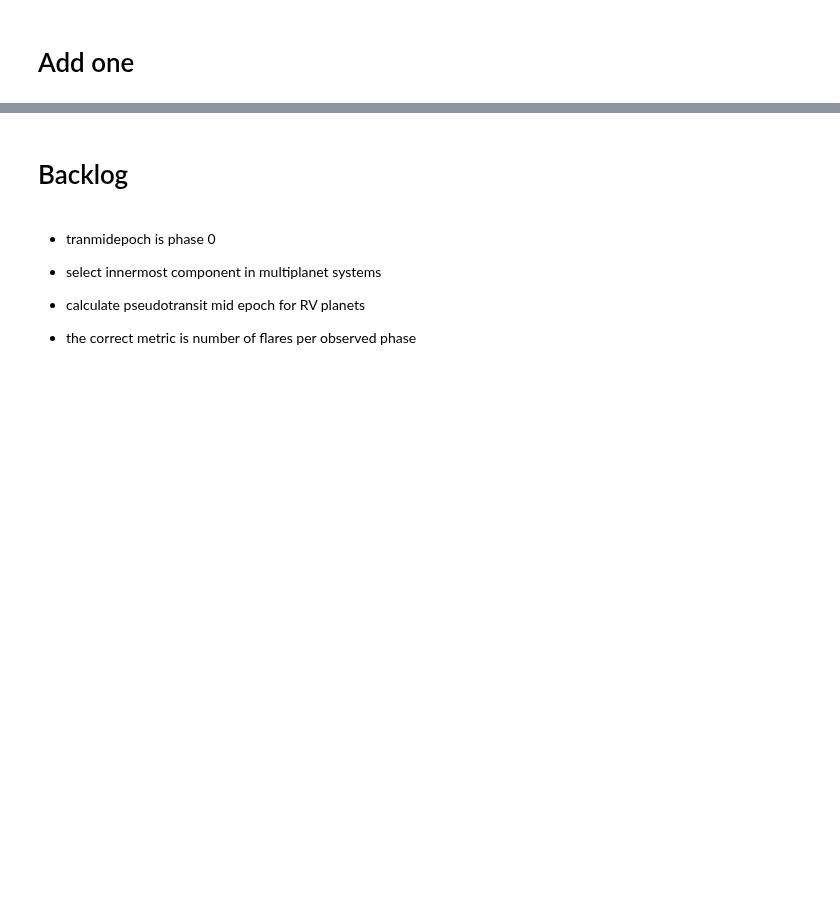
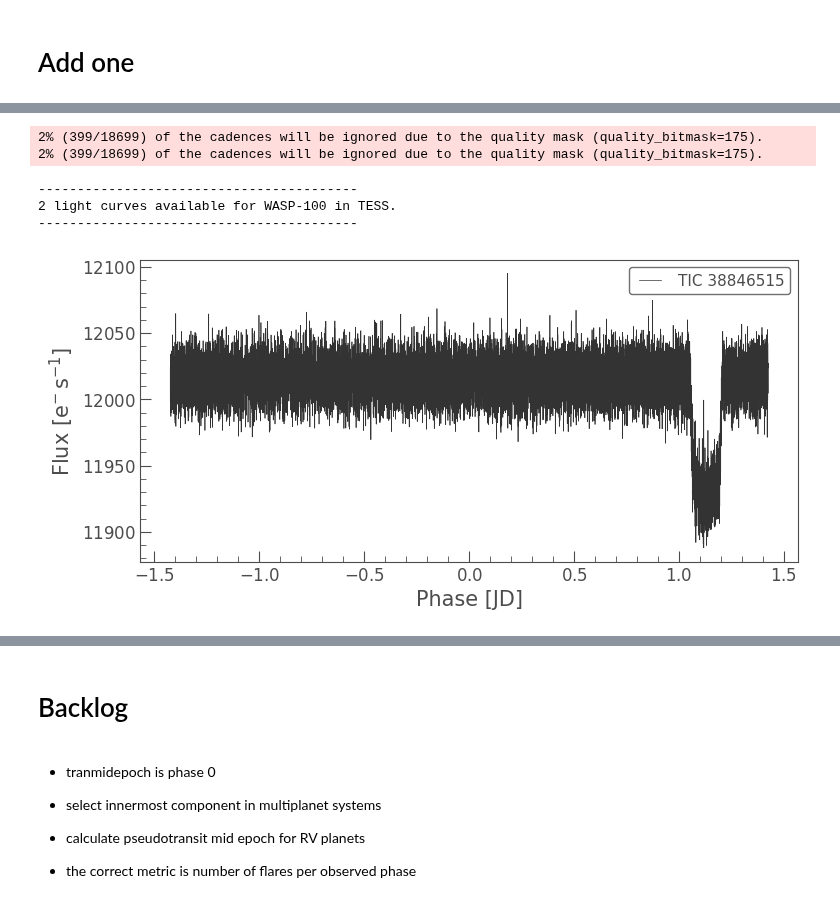
Before and after one commit to ekaterinailin/flaring-spi, a Jupyter notebook: notebooks/Results_observedtimes.ipynb, the cells around one changed output, grey strips where cells are left out. Cells and saved outputs as stored; diff of their text form; code cells hidden in the pictures; blank space fills up the shorter version.

```diff
--- a/notebooks/Results_observedtimes.ipynb
+++ b/notebooks/Results_observedtimes.ipynb
@@ -188,6 +189,6 @@ mprint(f"Analysis of {N} light curves took {(TSTOP - TSTART) / 60. / 60.:.1f} ho
 # %% [markdown]
 # Add one
 # %%
-row = eskeptess[("HATS-68" == eskeptess["ID"])].iloc[1]
+row = eskeptess[("WASP-100" == eskeptess["ID"])].iloc[1]
 print(row.qcs)
 # %% [output]
@@ -308,0 +250,29 @@ See the caveats in the documentation: https://pandas.pydata.org/pandas-docs/stab
+# %%
+# fetch light curve from MAST
+flc = from_mast(row.ID, mission=row.mission, c=row.qcs, cadence="short",
+                download_dir="/home/ekaterina/Documents/001_science/lcs")
+
+# make it a list of LCs even if only one LC is returned
+if type(flc) == FlareLightCurve:
+
+    flc = [flc]
+
+elif type(flc) == list:
+
+    flc = flc
+
+# info
+mprint(f"{len(flc)} light curves available for {row.ID} in {row.mission}.")
+
+if row.mission == "TESS":
+    flc = flc[:1]
+# %% [output]
+2% (399/18699) of the cadences will be ignored due to the quality mask (quality_bitmask=175).
+2% (399/18699) of the cadences will be ignored due to the quality mask (quality_bitmask=175).
+-----------------------------------------
+2 light curves available for WASP-100 in TESS.
+-----------------------------------------
+# %%
+flc[0].fold(system.pl_orbper.iloc[0]).plot();
+# %% [output]
+[figure, added]
```
Also changed, not shown: parts of 14 cells of this notebook, 7 other files.
